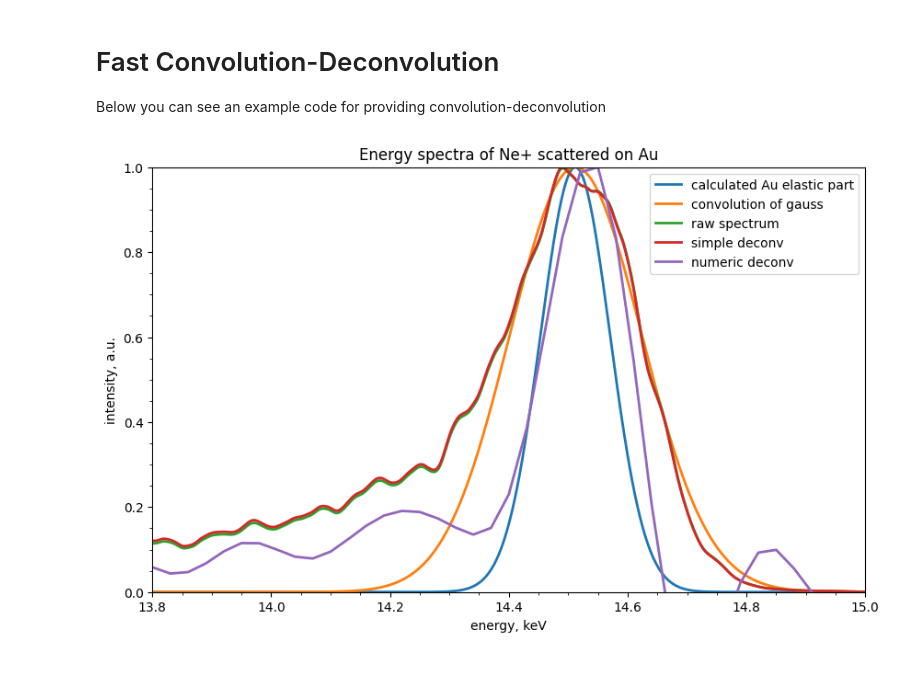
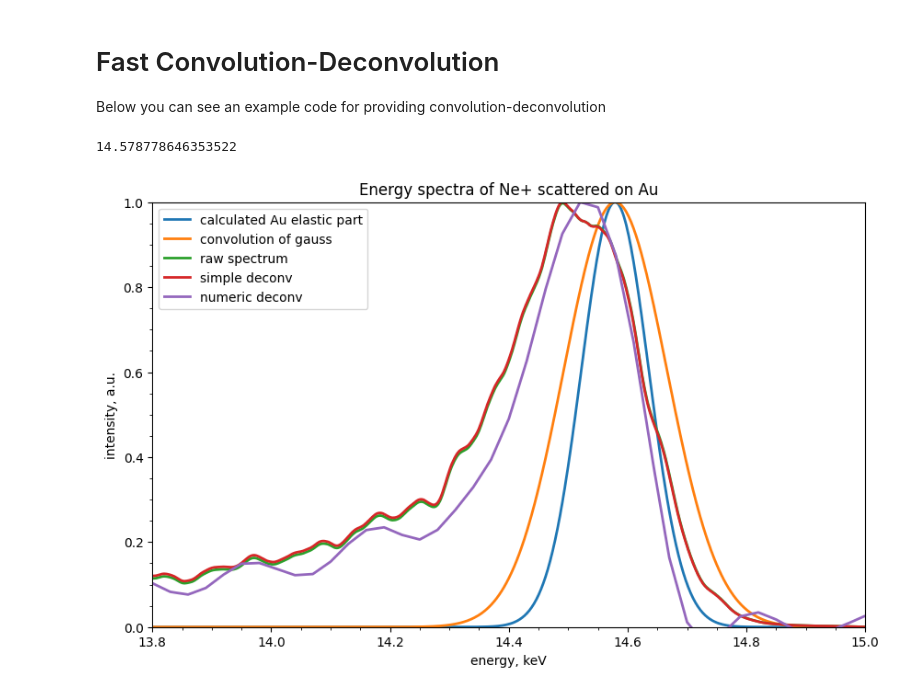
Before and after one commit to mauveferret/SpecRec, a Jupyter notebook: main_example.ipynb, the cells around one changed output. Saved outputs shown, nothing was run; the diff lists cells and outputs as text; code cells hidden in the pictures.

Commit message:
added write to out

```diff
--- a/main_example.ipynb
+++ b/main_example.ipynb
@@ -458,37 +458,46 @@ spectrum_path0 = os.getcwd()+os.sep+"raw_data"+os.sep+"exp_AuPd"+os.sep+"exp_ref
 
 leis.Emin = 1000
 leis.Emax = 15000
+leis.step = 2
 scd.step = leis.step
 
 E0 = 15000
-scattering_angle = 33
-mu = leis.get_mass_by_element("Au")/leis.get_mass_by_element("Ne")
+scattering_angle = 29.5
+mu = leis.get_mass_by_element("W")/leis.get_mass_by_element("Ne")
 dE = leis.get_dE(E0, scattering_angle, mu, 2)/1000
 E1 = leis.get_energy_by_angle(E0, mu, scattering_angle)/1000
-
+print(E1)
 data = leis.spectrum(spectrum_path0, 50)
 
 scd.broadening_kernel_type = "gauss"
-scd.spectrometer_resolution = 0.013
+scd.spectrometer_resolution = 0.009
 
 calc_au_elastic_spectrum = scd.norm(np.exp(-(data.spectrum_en/1000-E1)**2/2/dE**2))
 broadening_gauss_convolution = scd.norm(scd.broadening_kernel_convolution(calc_au_elastic_spectrum, data.spectrum_en,scd.broadening_kernel_type, scd.spectrometer_resolution))
 simple_deconv = scd.norm(scd.simple_deconvolution(data.spectrum_int))
 numerical_deconv  =scd.norm(scd.twomey_deconvolution(data.spectrum_int, data.spectrum_en, scd.broadening_kernel_type, scd.spectrometer_resolution, 500, 0.5))
 
 plt.plot(data.spectrum_en/1000, calc_au_elastic_spectrum, linewidth=2, label = "calculated Au elastic part")
 plt.plot(data.spectrum_en/1000, broadening_gauss_convolution[:len(data.spectrum_en)], linewidth=2, label = "convolution of gauss")
 plt.plot(data.spectrum_en/1000, data.spectrum_int, linewidth=2, label = "raw spectrum")
 plt.plot(data.spectrum_en/1000, simple_deconv, linewidth=2, label = "simple deconv")
 plt.plot(data.spectrum_en/1000, numerical_deconv, linewidth=2, label = "numeric deconv")
 
 plt.xlim(13.8, 15)
 plt.ylim(0, 1)
 plt.xlabel("energy, keV")
 plt.ylabel("intensity, a.u.")
 plt.title("Energy spectra of Ne+ scattered on Au")
 plt.minorticks_on()
 plt.legend()
 plt.show()
+
+with open(os.getcwd()+os.sep+"out"+os.sep+"test"+os.sep+"test"+".dat", "w",newline='\n') as f:
+    for i in range (len(data.spectrum_en)):
+        f.write(str("{:.3e}".format(data.spectrum_en[i]/1000)).rjust(14)+" "+
+                str("{:.3e}".format(calc_au_elastic_spectrum[i])).rjust(14)+" "+
+                str("{:.3e}".format(broadening_gauss_convolution[i])).rjust(14)+"\n")
+    f.close
 # %% [output]
+14.578778646353522
-[figure, old version]
+[figure, new version]
```
Also changed, not shown: 1 other file.
